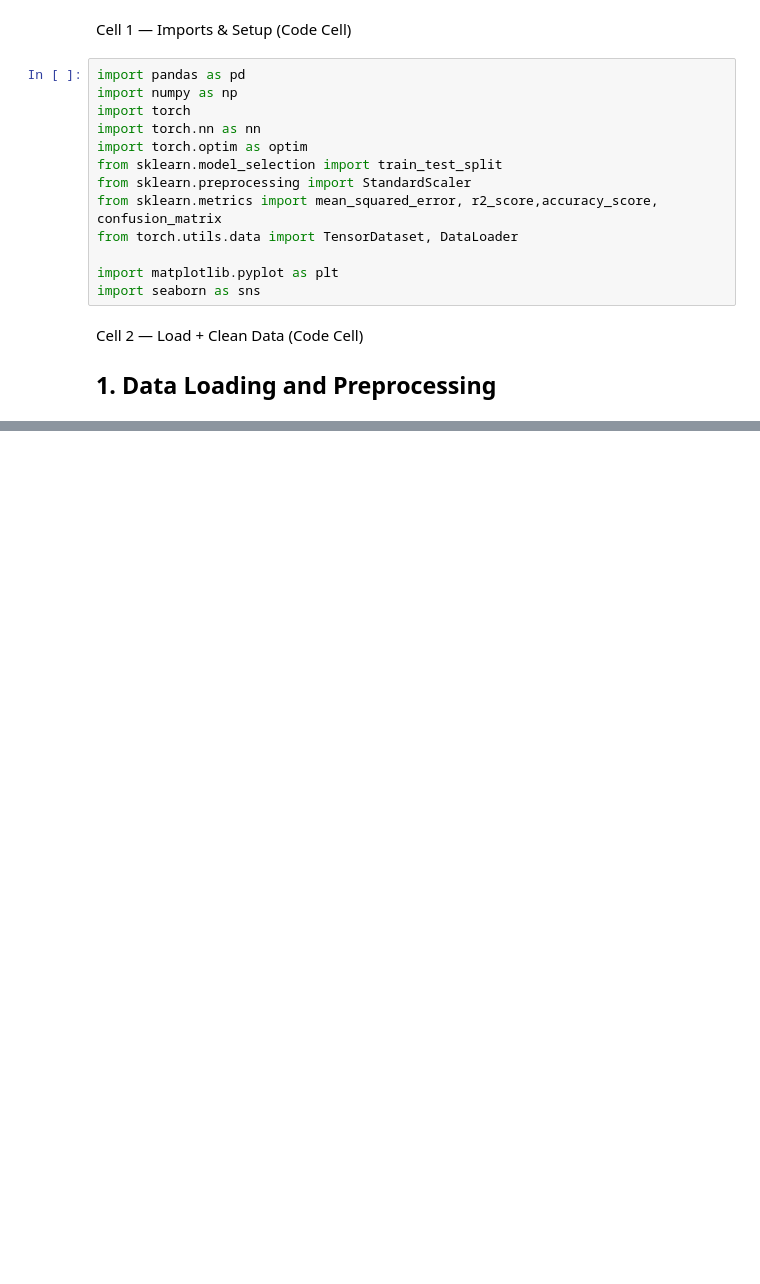
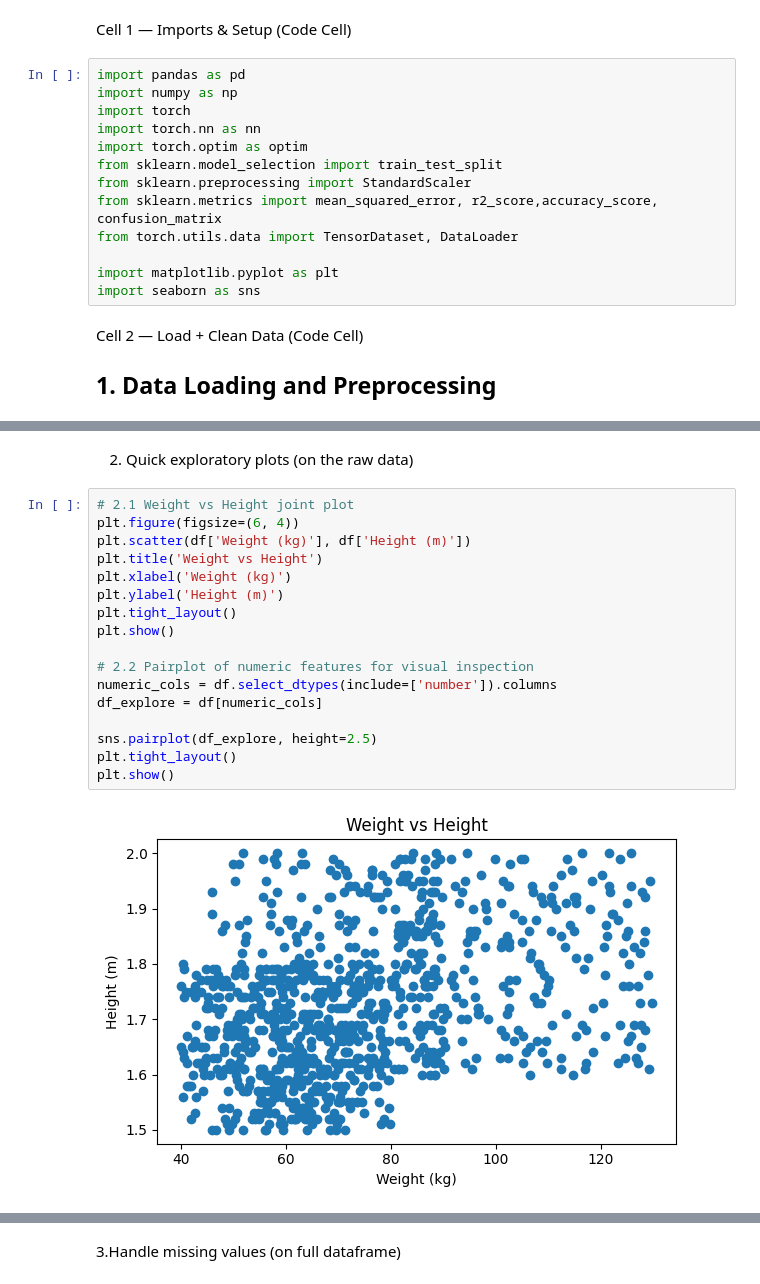
Before and after one commit to alifarhangi1/FitPredict, a Jupyter notebook: FitPredict/MLPV2.ipynb, the cells around one changed output, grey strips where cells are left out. Cells and saved outputs as stored; diff of their text form; blank space fills up the shorter version.

```diff
--- a/FitPredict/MLPV2.ipynb
+++ b/FitPredict/MLPV2.ipynb
@@ -47,0 +30,21 @@ df.head()
+# %% [markdown]
+2. Quick exploratory plots (on the raw data)
+# %%
+# 2.1 Weight vs Height joint plot
+plt.figure(figsize=(6, 4))
+plt.scatter(df['Weight (kg)'], df['Height (m)'])
+plt.title('Weight vs Height')
+plt.xlabel('Weight (kg)')
+plt.ylabel('Height (m)')
+plt.tight_layout()
+plt.show()
+
+# 2.2 Pairplot of numeric features for visual inspection
+numeric_cols = df.select_dtypes(include=['number']).columns
+df_explore = df[numeric_cols]
+
+sns.pairplot(df_explore, height=2.5)
+plt.tight_layout()
+plt.show()
+# %% [output]
+[figure, added]
@@ -47,0 +52,2 @@ df.head()
+# %% [markdown]
+3.Handle missing values (on full dataframe)
```
Also changed, not shown: parts of 21 cells of this notebook, 1 other file.
